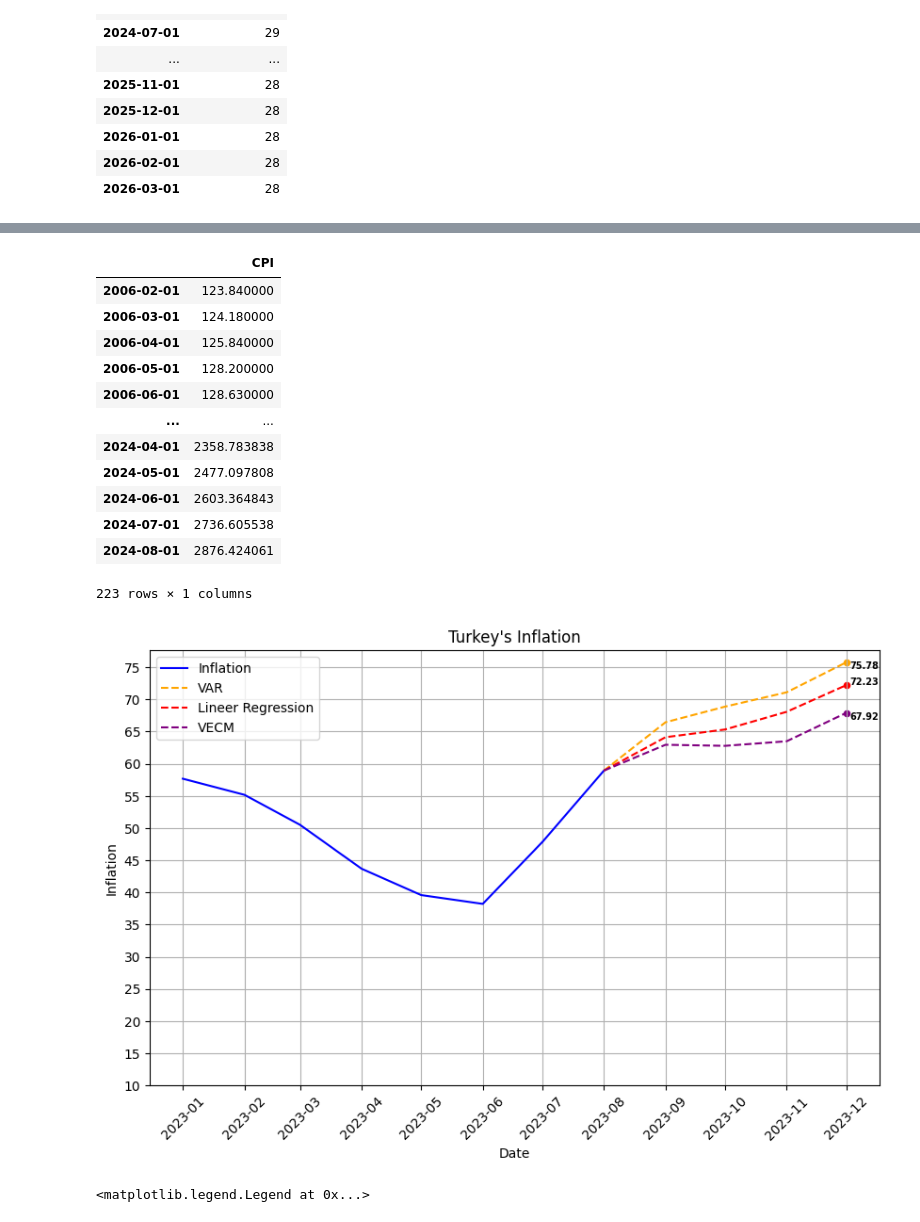
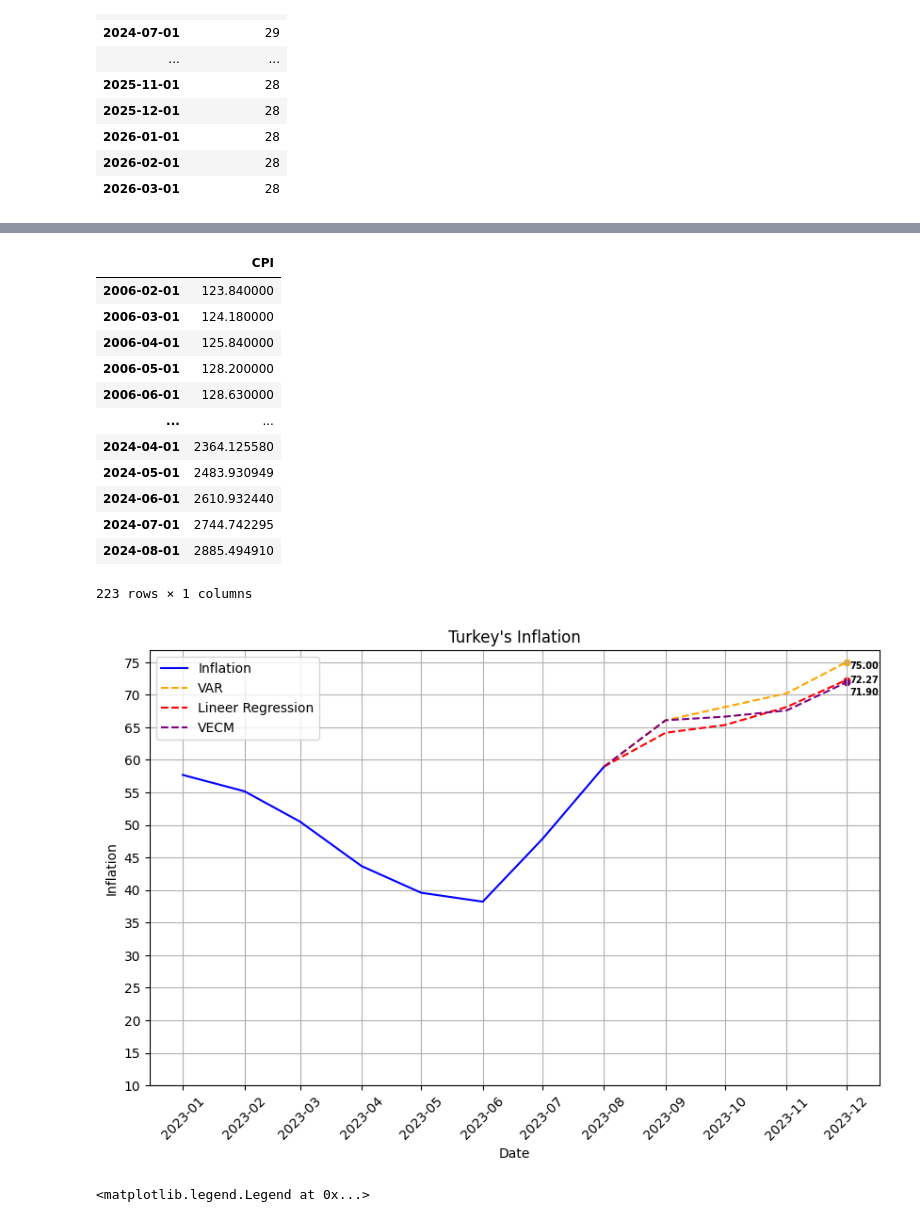
Before and after one commit to kaboya19/InflationForecast, a Jupyter notebook: InflationForecast.ipynb, the cells around one changed output, grey strips where cells are left out. Cells and saved outputs as stored; diff of their text form; code cells hidden in the pictures.

```diff
--- a/InflationForecast.ipynb
+++ b/InflationForecast.ipynb
@@ -1206,14 +1206,14 @@ results = model.fit()
 # TÜFE'nin gelecekteki değerlerini tahmin et
 tahmin = results.predict(steps=12, alpha=0.05)
 
-tahmin1=pd.DataFrame(tahmin[0],columns=['Döviz Kuru','Para Arzi','Petrol','Kredi Hacmi','TÜFE','Param_Dolar','Error_Term','Degrees_of_Freedom','Volatility'])
+tahmin1=pd.DataFrame(tahmin[0],columns=['Döviz Kuru','Para Arzi','Petrol','Kredi Hacmi','TÜFE','random_walk_component','Param_Dolar','Error_Term','Degrees_of_Freedom','Volatility'])
 
 
-tahmin2=pd.DataFrame(tahmin[1],columns=['Döviz Kuru','Para Arzi','Petrol','Kredi Hacmi','TÜFE','Param_Dolar','Error_Term','Degrees_of_Freedom','Volatility'])
-tahmin3=pd.DataFrame(tahmin[2],columns=['Döviz Kuru','Para Arzi','Petrol','Kredi Hacmi','TÜFE','Param_Dolar','Error_Term','Degrees_of_Freedom','Volatility'])
+tahmin2=pd.DataFrame(tahmin[1],columns=['Döviz Kuru','Para Arzi','Petrol','Kredi Hacmi','TÜFE','random_walk_component','Param_Dolar','Error_Term','Degrees_of_Freedom','Volatility'])
+tahmin3=pd.DataFrame(tahmin[2],columns=['Döviz Kuru','Para Arzi','Petrol','Kredi Hacmi','TÜFE','random_walk_component','Param_Dolar','Error_Term','Degrees_of_Freedom','Volatility'])
 
 tahmin4=pd.DataFrame()
-tahmin4["TÜFE"]=(tahmin1["TÜFE"]+tahmin2["TÜFE"]+tahmin3["TÜFE"])/3
+tahmin4["TÜFE"]=(tahmin1["TÜFE"]+tahmin1["random_walk_component"]+tahmin2["TÜFE"]+tahmin2["random_walk_component"]+tahmin3["TÜFE"]+tahmin3["random_walk_component"])/3
 dates=pd.date_range('2023-09-01','2024-09-01' , freq='1M')-pd.offsets.MonthBegin(1)
 tahmin4=tahmin4.set_index(dates)
 tahmin4
@@ -1333,11 +1350,11 @@ dfas6
 | 2006-05-01 | 128.200000 |
 | 2006-06-01 | 128.630000 |
 | ... | ... |
-| 2024-04-01 | 2358.783838 |
-| 2024-05-01 | 2477.097808 |
-| 2024-06-01 | 2603.364843 |
-| 2024-07-01 | 2736.605538 |
-| 2024-08-01 | 2876.424061 |
+| 2024-04-01 | 2364.125580 |
+| 2024-05-01 | 2483.930949 |
+| 2024-06-01 | 2610.932440 |
+| 2024-07-01 | 2744.742295 |
+| 2024-08-01 | 2885.494910 |
 223 rows × 1 columns
 # %%
 import pandas as pd
@@ -1402,36 +1419,36 @@ while y_ticks[-1] < y_max:
 son_dort_veri=dff["yillik_enflasyon_orani"].iloc[202:203]
 son_dort_veri3=dfas4["yillik_enflasyon_orani"].iloc[202:203]
 son_dort_veri5=dfas6["yillik_enflasyon_orani"].iloc[202:203]
 
 # Y ekseni etiketlerini ayarlama
 for i, v in enumerate(son_dort_veri):
-    plt.annotate(f'{v:.2f}', (son_dort_veri.index[i], v), xytext=(3, 0), textcoords='offset points', fontsize=7,
+    plt.annotate(f'{v:.2f}', (son_dort_veri.index[i], v), xytext=(3, -2), textcoords='offset points', fontsize=7,
                  color='black', fontweight='bold')
     plt.scatter(son_dort_veri.index,son_dort_veri,color='red',s=20)
 
 
 for i, v in enumerate(son_dort_veri3):
-    plt.annotate(f'{v:.2f}', (son_dort_veri3.index[i], v), xytext=(3, -5), textcoords='offset points', fontsize=7,
+    plt.annotate(f'{v:.2f}', (son_dort_veri3.index[i], v), xytext=(3, -10), textcoords='offset points', fontsize=7,
                  color='black', fontweight='bold')
     plt.scatter(son_dort_veri3.index,son_dort_veri3,color='purple',s=20)
 
 
 for i,v in enumerate(son_dort_veri5):
     plt.annotate(f'{v:.2f}', (son_dort_veri5.index[i], v), xytext=(3, -5), textcoords='offset points', fontsize=7,
                  color='black', fontweight='bold')
     plt.scatter(son_dort_veri5.index,son_dort_veri5,color='orange',s=20)
 
 
 
 
 # Y ekseni etiketlerini ayarlama
 plt.yticks(y_ticks)
 plt.title("Turkey's Inflation")
 plt.legend()
 plt.grid(True)
 plt.show()
 # %% [output]
-[figure, old version]
+[figure, new version]
 # %%
 res6=[]
 for i in range(-212,0):
```
Also changed, not shown: parts of 22 cells of this notebook.
